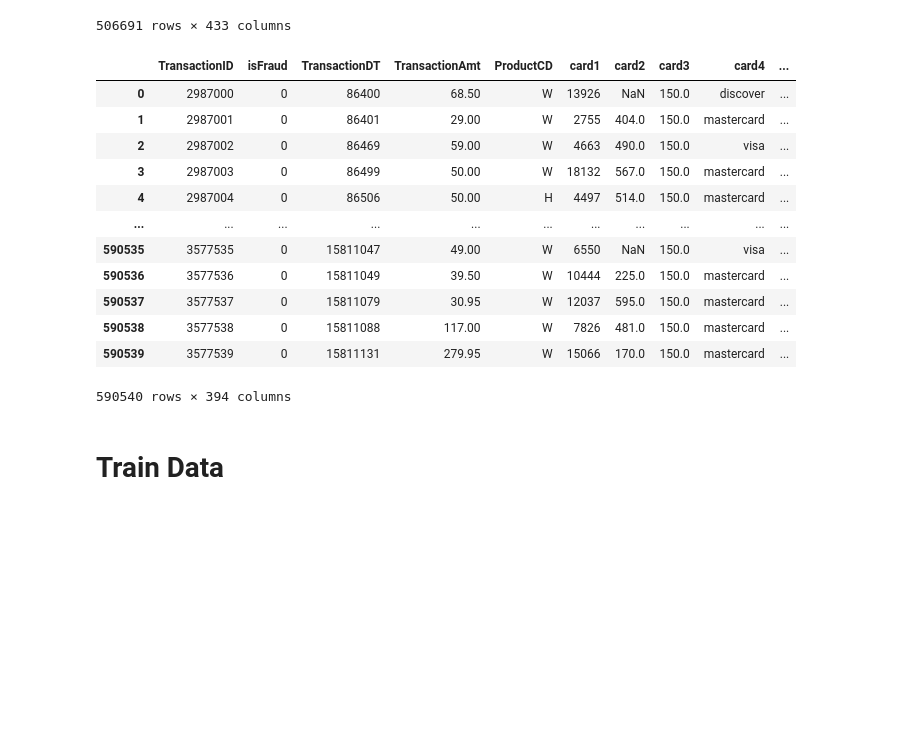
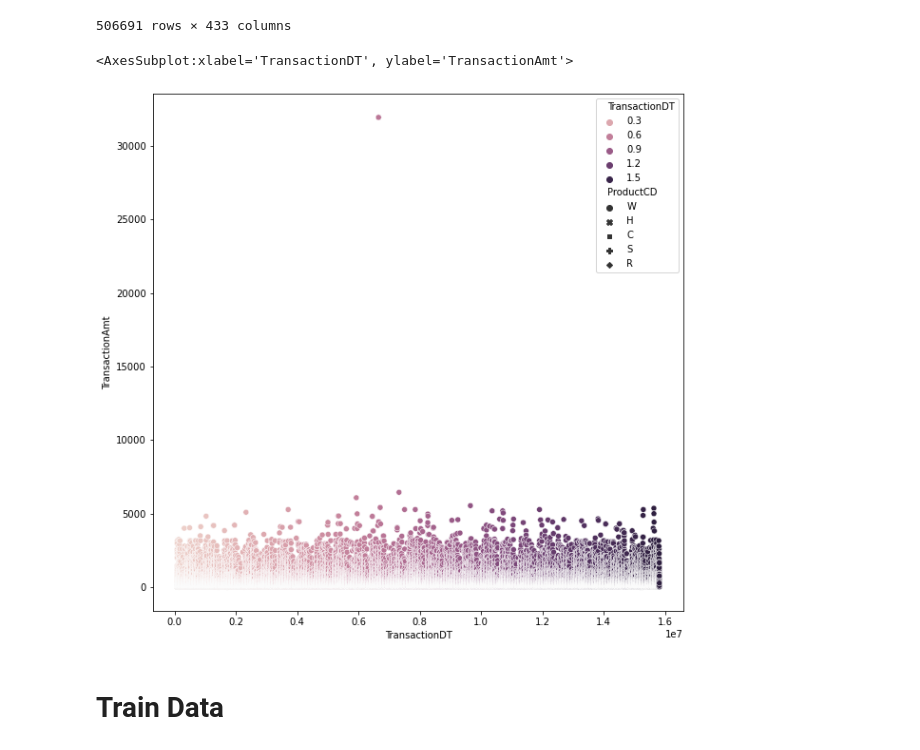
Before and after one commit to lhshs/2022_YDS2, a Jupyter notebook: MLproject_jupyter-checkpoint.ipynb, the cells around one changed output. Drawn from its saved outputs; the diff is of its cells as text; code cells hidden in the pictures; blank space fills up the shorter version.

```diff
--- a/MLproject_jupyter-checkpoint.ipynb
+++ b/MLproject_jupyter-checkpoint.ipynb
@@ -185,21 +187,11 @@ train = reduce_mem_usage2(train)
 test = reduce_mem_usage2(test)
 '''
 # %%
-train_t
+plt.figure(figsize=(10,10))
+sns.scatterplot(data=train, x='TransactionDT', y='TransactionAmt', hue='TransactionDT', style='ProductCD')
 # %% [output]
-|  | TransactionID | isFraud | TransactionDT | TransactionAmt | ProductCD | card1 | card2 | card3 | card4 | ... |
-| 0 | 2987000 | 0 | 86400 | 68.50 | W | 13926 | NaN | 150.0 | discover | ... |
-| 1 | 2987001 | 0 | 86401 | 29.00 | W | 2755 | 404.0 | 150.0 | mastercard | ... |
-| 2 | 2987002 | 0 | 86469 | 59.00 | W | 4663 | 490.0 | 150.0 | visa | ... |
-| 3 | 2987003 | 0 | 86499 | 50.00 | W | 18132 | 567.0 | 150.0 | mastercard | ... |
-| 4 | 2987004 | 0 | 86506 | 50.00 | H | 4497 | 514.0 | 150.0 | mastercard | ... |
-| ... | ... | ... | ... | ... | ... | ... | ... | ... | ... | ... |
-| 590535 | 3577535 | 0 | 15811047 | 49.00 | W | 6550 | NaN | 150.0 | visa | ... |
-| 590536 | 3577536 | 0 | 15811049 | 39.50 | W | 10444 | 225.0 | 150.0 | mastercard | ... |
-| 590537 | 3577537 | 0 | 15811079 | 30.95 | W | 12037 | 595.0 | 150.0 | mastercard | ... |
-| 590538 | 3577538 | 0 | 15811088 | 117.00 | W | 7826 | 481.0 | 150.0 | mastercard | ... |
-| 590539 | 3577539 | 0 | 15811131 | 279.95 | W | 15066 | 170.0 | 150.0 | mastercard | ... |
-590540 rows × 394 columns
+<AxesSubplot:xlabel='TransactionDT', ylabel='TransactionAmt'>
+[figure, added]
 # %% [markdown]
 # Train Data
 # %%
```
Also changed, not shown: parts of 4 cells of this notebook, 1 other file.
